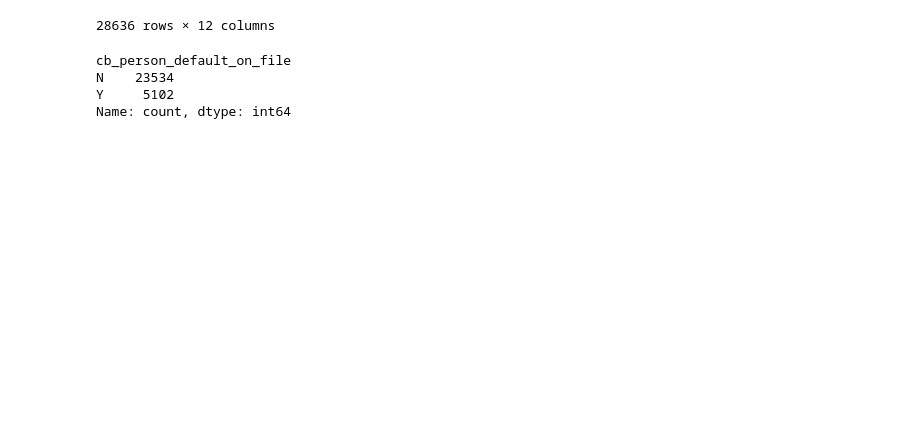
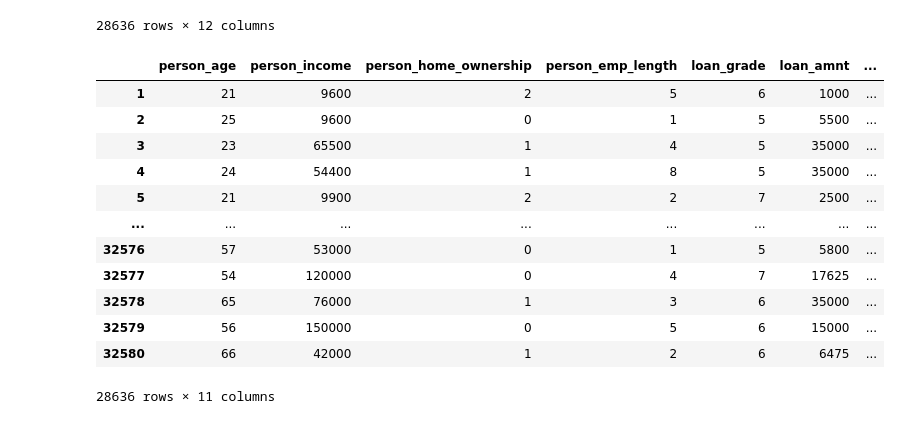
Before and after one commit to NaChIkEt-pen/Credit-Risk-Analysis, a Jupyter notebook: main.ipynb, the cells around one changed output. Saved outputs shown, nothing was run; the diff lists cells and outputs as text; code cells hidden in the pictures; blank space fills up the shorter version.

```diff
--- a/main.ipynb
+++ b/main.ipynb
@@ -111,11 +111,35 @@ df_nonan
 | 32579 | 56 | 150000 | 0 | 5 | PERSONAL | B | ... |
 | 32580 | 66 | 42000 | 1 | 2 | MEDICAL | B | ... |
 28636 rows × 12 columns
-# %%
-# print(df_nonan['cb_person_default_on_file'].unique())
-df_nonan['cb_person_default_on_file'].value_counts()
-# %% [output]
-cb_person_default_on_file
-N    23534
-Y     5102
-Name: count, dtype: int64
+# %%
+# df_nonan['cb_person_default_on_file'].value_counts()
+df_nonan.drop('loan_intent', axis=1, inplace=True)
+# %%
+mapping_loan_grade = {
+    'A': 7,
+    'B': 6,
+    'C': 5,
+    'D': 4,
+    'E': 3,
+    'F': 2,
+    'G': 1
+}
+
+df_nonan['loan_grade'] = df_nonan['loan_grade'].str.strip().str.upper()
+df_nonan['loan_grade'] = df_nonan['loan_grade'].map(mapping_loan_grade)
+df_nonan
+# df_nonan['loan_grade'].value_counts()
+# %% [output]
+|  | person_age | person_income | person_home_ownership | person_emp_length | loan_grade | loan_amnt | ... |
+| 1 | 21 | 9600 | 2 | 5 | 6 | 1000 | ... |
+| 2 | 25 | 9600 | 0 | 1 | 5 | 5500 | ... |
+| 3 | 23 | 65500 | 1 | 4 | 5 | 35000 | ... |
+| 4 | 24 | 54400 | 1 | 8 | 5 | 35000 | ... |
+| 5 | 21 | 9900 | 2 | 2 | 7 | 2500 | ... |
+| ... | ... | ... | ... | ... | ... | ... | ... |
+| 32576 | 57 | 53000 | 0 | 1 | 5 | 5800 | ... |
+| 32577 | 54 | 120000 | 0 | 4 | 7 | 17625 | ... |
+| 32578 | 65 | 76000 | 1 | 3 | 6 | 35000 | ... |
+| 32579 | 56 | 150000 | 0 | 5 | 6 | 15000 | ... |
+| 32580 | 66 | 42000 | 1 | 2 | 6 | 6475 | ... |
+28636 rows × 11 columns
```
Also changed, not shown: parts of 7 cells of this notebook.
